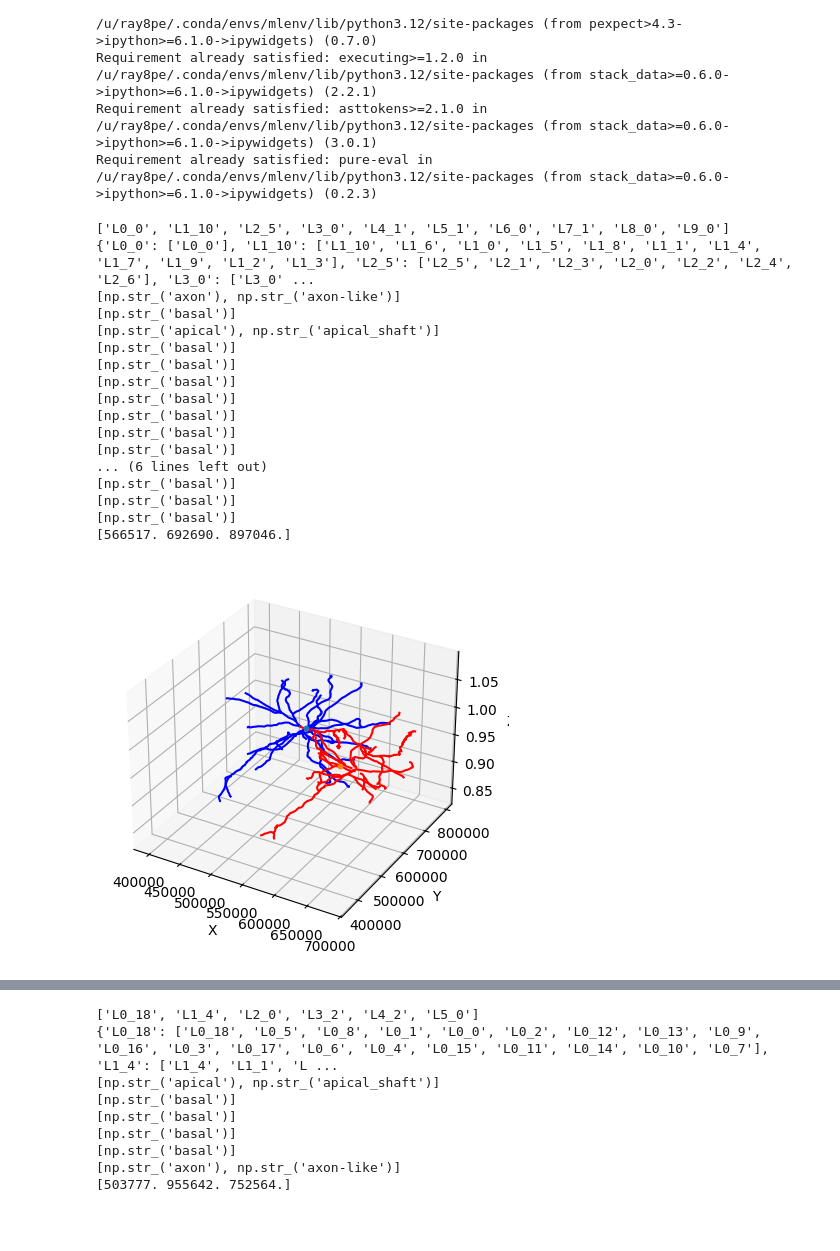
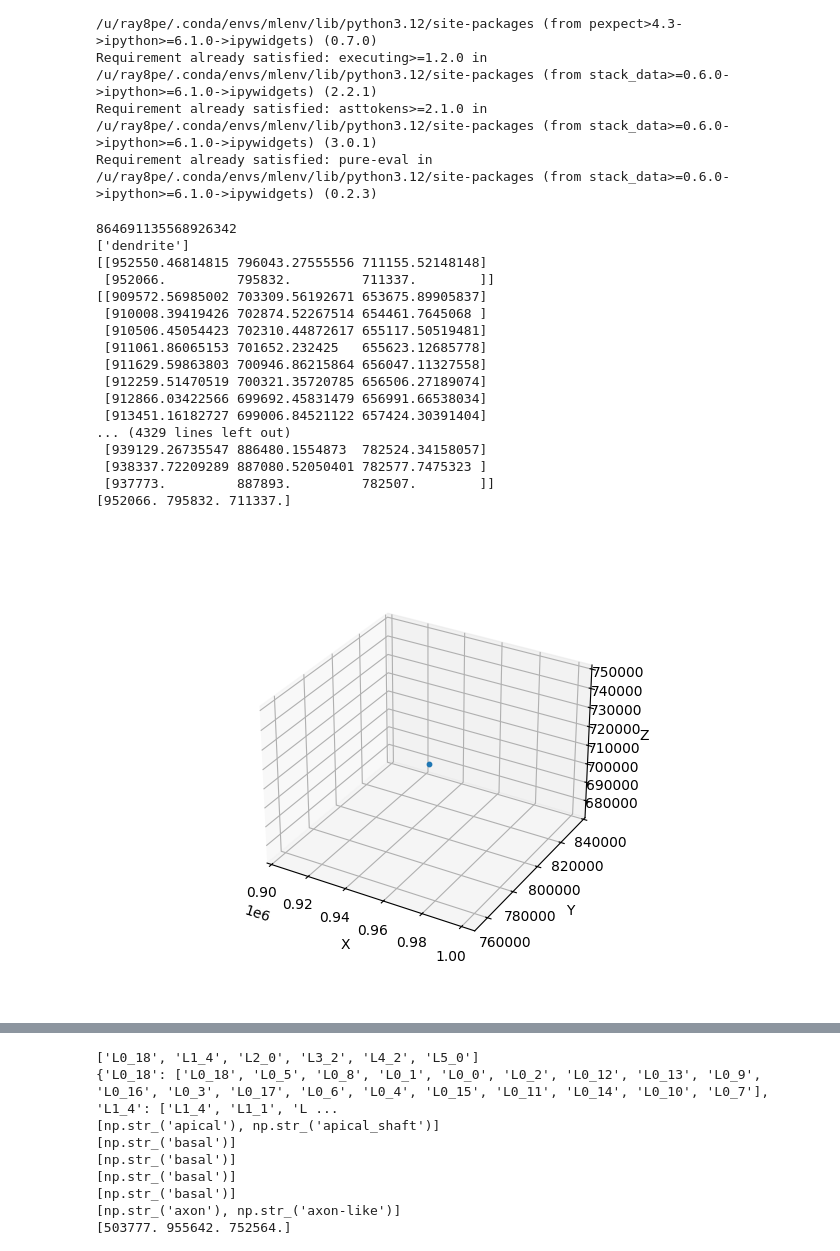
Before and after one commit to ML-UVA/jhapl-GNN, a Jupyter notebook: Visualization/Branch_Visualization.ipynb, the cells around one changed output, grey strips where cells are left out. Drawn from its saved outputs; the diff is of its cells as text; code cells hidden in the pictures; blank space fills up the shorter version.

Commit message:
fix visualization

```diff
--- a/Visualization/Branch_Visualization.ipynb
+++ b/Visualization/Branch_Visualization.ipynb
@@ -35,9 +35,7 @@ import random
 import sys
 from mpl_toolkits.mplot3d import Axes3D  # required for 3D
 
-neuron_list = [864691135660612336, 864691136040985430] #List of neuron ids
-with open("../data/skeletonization_data_simple.pkl", "rb") as f:
-    skel_data = pickle.load(f)
+neuron_list = [864691135568926342] #List of neuron ids
 # Unpack points
 
 fig = plt.figure()
@@ -48,9 +46,10 @@ final_skeletonization_dict = {}
 #display neurons in neuron_list with different colors for each downstream branch off of soma
 blue = True
 for n in neuron_list:
+    print(n)
     color = "blue" if blue else "red"
     blue = False
-    path= "../data/graph_exports/" + str(n)+'_0_auto_proof_v7_proofread.pbz2'
+    path= "../../../graph_exports/" + str(n)+'_0_auto_proof_v7_proofread.pbz2'
     with bz2.open(path, 'rb') as f:
         G = pickle.load(f)
 
@@ -60,7 +59,6 @@ for n in neuron_list:
         for edge in G.edges:
             if edge[0] == "S0":
                 first_child_list.append(edge[1])
-        print(first_child_list)
 
         for node in first_child_list:
             downstream_connections = nx.descendants(G, node)
@@ -68,78 +66,55 @@ for n in neuron_list:
             final_branch_dict[node]+= list(downstream_connections)
 
 
-        print(final_branch_dict)
 
         G_dict = dict(list(G.nodes(data=True)))
 
         skeleton_dict = {}
 
         for node in final_branch_dict:
             node_list = [node] + final_branch_dict[node]
             print(G_dict[node]['labels'])
             skeleton_dict[node] = [G_dict[node]['labels'][0],np.empty((0,3))]
             for child_node in final_branch_dict[node]:
                 node_data = G_dict[child_node]
 
                 points = node_data['skeleton_data']
+                print(points)
                 skeleton_dict[node][1] = np.vstack((skeleton_dict[node][1], points))
                 if node_data['labels'][0]=="apical":
                     ax.plot(points[:, 0], points[:, 1], points[:, 2],color=color)
                 elif node_data['labels'][0]=="basal":
                     ax.plot(points[:, 0], points[:, 1], points[:, 2],color=color)
                 elif node_data['labels'][0]=="axon":
                     ax.plot(points[:, 0], points[:, 1], points[:, 2],color=color)
 
         final_skeletonization_dict[n] = skeleton_dict
 
         center = list(G.nodes(data=True))[1][1]['endpoint_upstream']
         print(center)
         ax.scatter(center[0],center[1],center[2], s=10)
 
 ax.set_xlabel('X')
 ax.set_ylabel('Y')
 ax.set_zlabel('Z')
 
 plt.show()
-# --- overlay nearby dendrite/axon points in GREEN on EXISTING plot ---
-
-from scipy.spatial import cKDTree
-
-n1, n2 = neuron_list
-radius = 1000
-
-dendrite = np.asarray(skel_data[str(n1)+"_0"]["dendrite"])
-axon = np.asarray(skel_data[str(n2)+"_0"]["axon"])
-
-d_tree = cKDTree(dendrite)
-a_tree = cKDTree(axon)
-
-d_idx = [i for i, hits in enumerate(d_tree.query_ball_tree(a_tree, r=radius)) if hits]
-a_idx = [i for i, hits in enumerate(a_tree.query_ball_tree(d_tree, r=radius)) if hits]
-
-if d_idx:
-    pts = dendrite[d_idx]
-    ax.scatter(pts[:, 0], pts[:, 1], pts[:, 2], c="green", s=2)
-
-if a_idx:
-    pts = axon[a_idx]
-    ax.scatter(pts[:, 0], pts[:, 1], pts[:, 2], c="green", s=2)
 # %% [output]
-['L0_0', 'L1_10', 'L2_5', 'L3_0', 'L4_1', 'L5_1', 'L6_0', 'L7_1', 'L8_0', 'L9_0']
-{'L0_0': ['L0_0'], 'L1_10': ['L1_10', 'L1_6', 'L1_0', 'L1_5', 'L1_8', 'L1_1', 'L1_4', 'L1_7', 'L1_9', 'L1_2', 'L1_3'], 'L2_5': ['L2_5', 'L2_1', 'L2_3', 'L2_0', 'L2_2', 'L2_4', 'L2_6'], 'L3_0': ['L3_0' ...
-[np.str_('axon'), np.str_('axon-like')]
-[np.str_('basal')]
-[np.str_('apical'), np.str_('apical_shaft')]
-[np.str_('basal')]
-[np.str_('basal')]
-[np.str_('basal')]
-[np.str_('basal')]
-[np.str_('basal')]
-[np.str_('basal')]
-[np.str_('basal')]
-... (6 lines left out)
-[np.str_('basal')]
-[np.str_('basal')]
-[np.str_('basal')]
-[566517. 692690. 897046.]
+864691135568926342
+['dendrite']
+[[952550.46814815 796043.27555556 711155.52148148]
+ [952066.         795832.         711337.        ]]
+[[909572.56985002 703309.56192671 653675.89905837]
+ [910008.39419426 702874.52267514 654461.7645068 ]
+ [910506.45054423 702310.44872617 655117.50519481]
+ [911061.86065153 701652.232425   655623.12685778]
+ [911629.59863803 700946.86215864 656047.11327558]
+ [912259.51470519 700321.35720785 656506.27189074]
+ [912866.03422566 699692.45831479 656991.66538034]
+ [913451.16182727 699006.84521122 657424.30391404]
+... (4329 lines left out)
+ [939129.26735547 886480.1554873  782524.34158057]
+ [938337.72209289 887080.52050401 782577.7475323 ]
+ [937773.         887893.         782507.        ]]
+[952066. 795832. 711337.]
-[figure, old version]
+[figure, new version]
```
Also changed, not shown: parts of 1 cell of this notebook, 4 other files.
